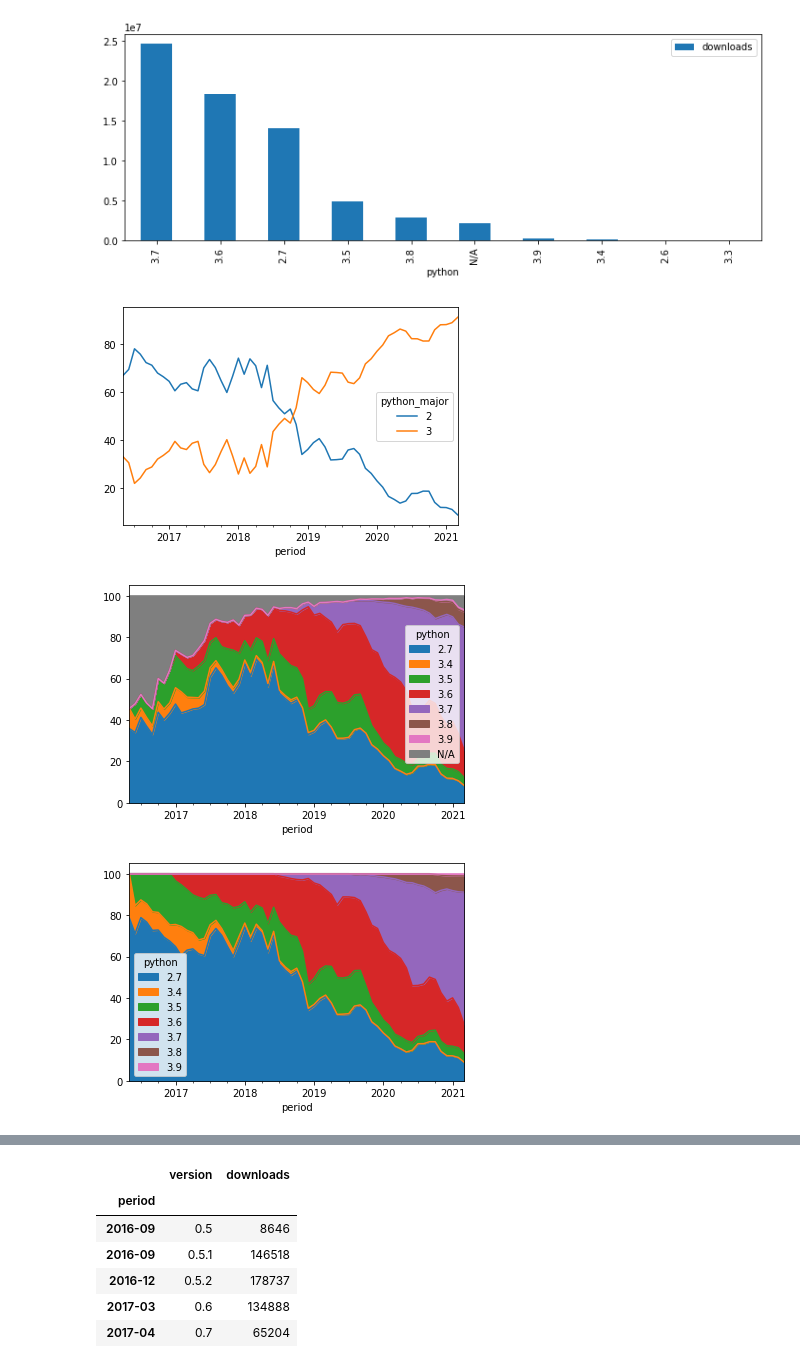
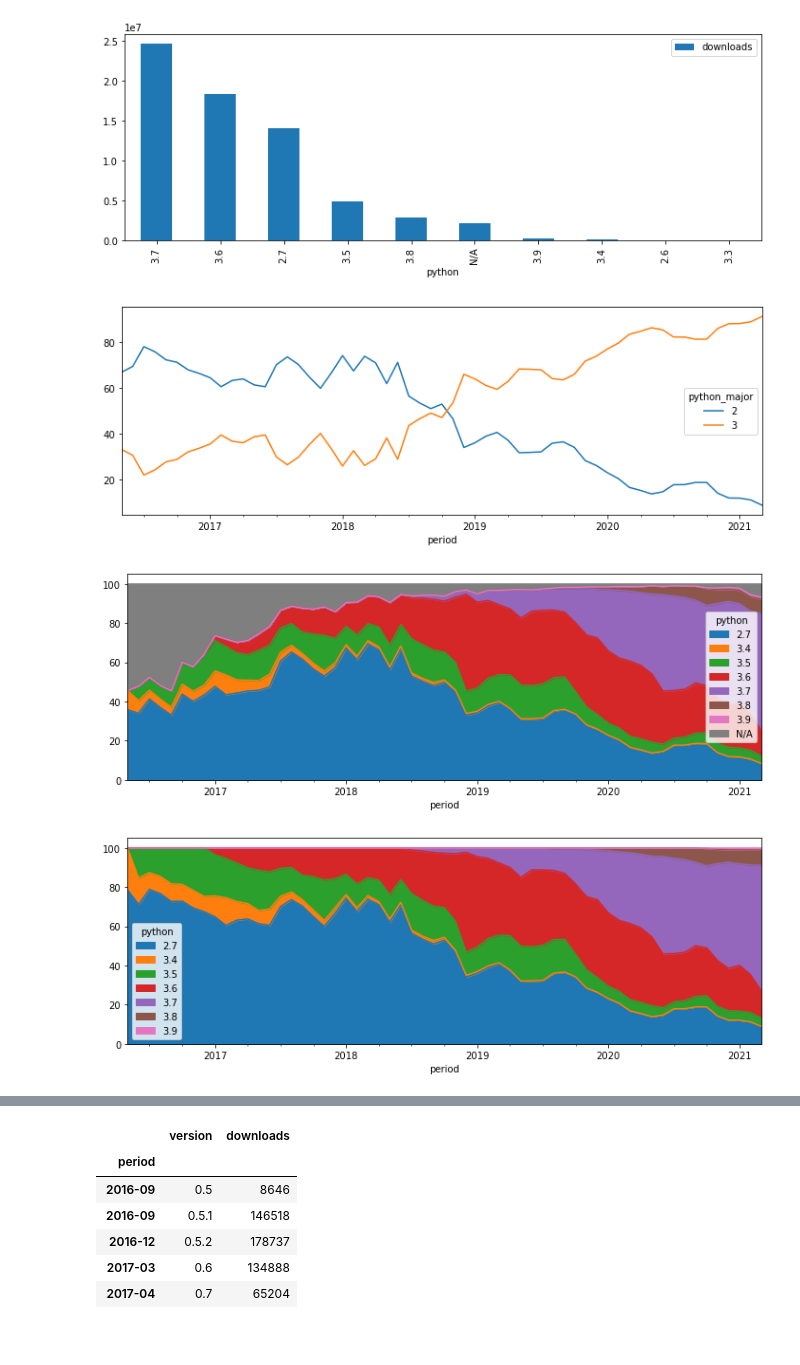
Before and after one commit to xflr6/notebooks, a Jupyter notebook: PyPI.ipynb, the cells around one changed output, grey strips where cells are left out. Cells and saved outputs as stored; diff of their text form; code cells hidden in the pictures; blank space fills up the shorter version.

```diff
--- a/PyPI.ipynb
+++ b/PyPI.ipynb
@@ -319,3 +319,8 @@ df.pivot_table(values='downloads', index='period', columns='project',
 | 2021-01 | 2688 | 2432 | 19153 | 670 | 1054 | 1495 | 1371 | 4018108 | 17937 | 1445 | ... |
 | 2021-02 | 4378 | 2851 | 22772 | 765 | 1055 | 1788 | 1610 | 4294690 | 28426 | 1386 | ... |
 | 2021-03 | 4677 | 3763 | 6664 | 1233 | 1238 | 2280 | 2091 | 5946853 | 38656 | 1674 | ... |
+# %%
+PLOT_FORMAT = {'figsize': (12, 4)}
+
+(df.pivot_table(values='downloads', index='period', aggfunc='sum')
+ .plot.area(**PLOT_FORMAT));
@@ -379,9 +381,9 @@ df.pivot_table(values='downloads', index='period', columns='project',
  .groupby('period')
  .transform(lambda g: 100 * g / g.sum())
  .unstack(level='python_major', fill_value=0)
- .plot());
+ .plot(**PLOT_FORMAT));
 # %% [output]
-[figure, old version]
+[figure, new version]
 # %%
 (df.pivot_table(values='downloads', index='period', columns='python',
                 aggfunc='sum', fill_value=0)
@@ -391,22 +393,21 @@ df.pivot_table(values='downloads', index='period', columns='project',
  .transform(lambda g: 100 * g / g.sum())
  .unstack(level='python', fill_value=0)
  .sort_values(axis='columns', by='python')
- .plot.area());
+ .plot.area(**PLOT_FORMAT));
 # %% [output]
-[figure, old version]
+[figure, new version]
 # %%
 (df.pivot_table(values='downloads', index='period', columns='python',
                 aggfunc='sum', fill_value=0)
  .drop('N/A', axis='columns')
  .stack(level='python')
  [lambda x: x > 1_000]
  .groupby('period')
  .transform(lambda g: 100 * g / g.sum())
  .unstack(level='python', fill_value=0)
- .sort_values(axis='columns', by='python')
- .plot.area());
+ .plot.area(**PLOT_FORMAT));
 # %% [output]
-[figure, old version]
+[figure, new version]
 # %%
 (df.pivot_table(values='downloads', index='period', columns='country',
                 aggfunc='sum', fill_value=0)
```
Also changed, not shown: parts of 14 cells of this notebook.
